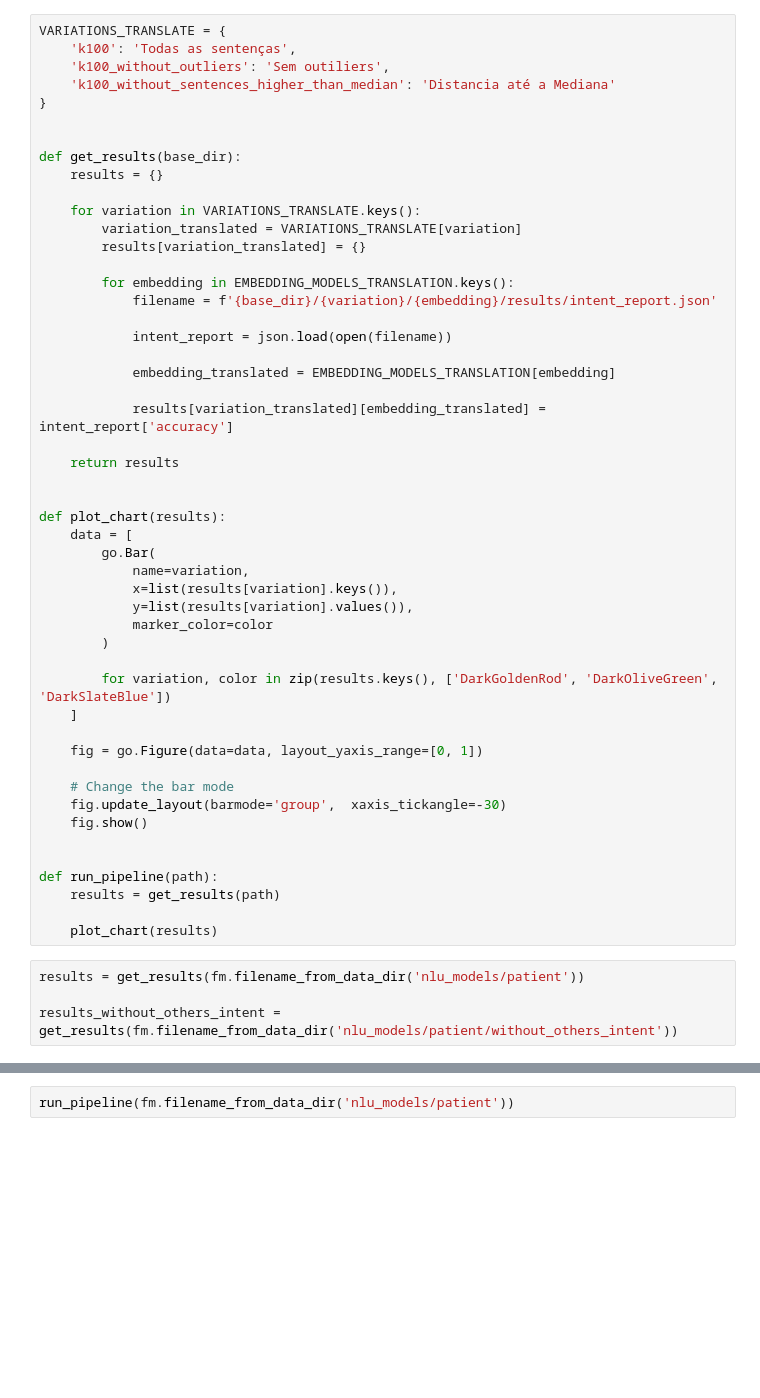
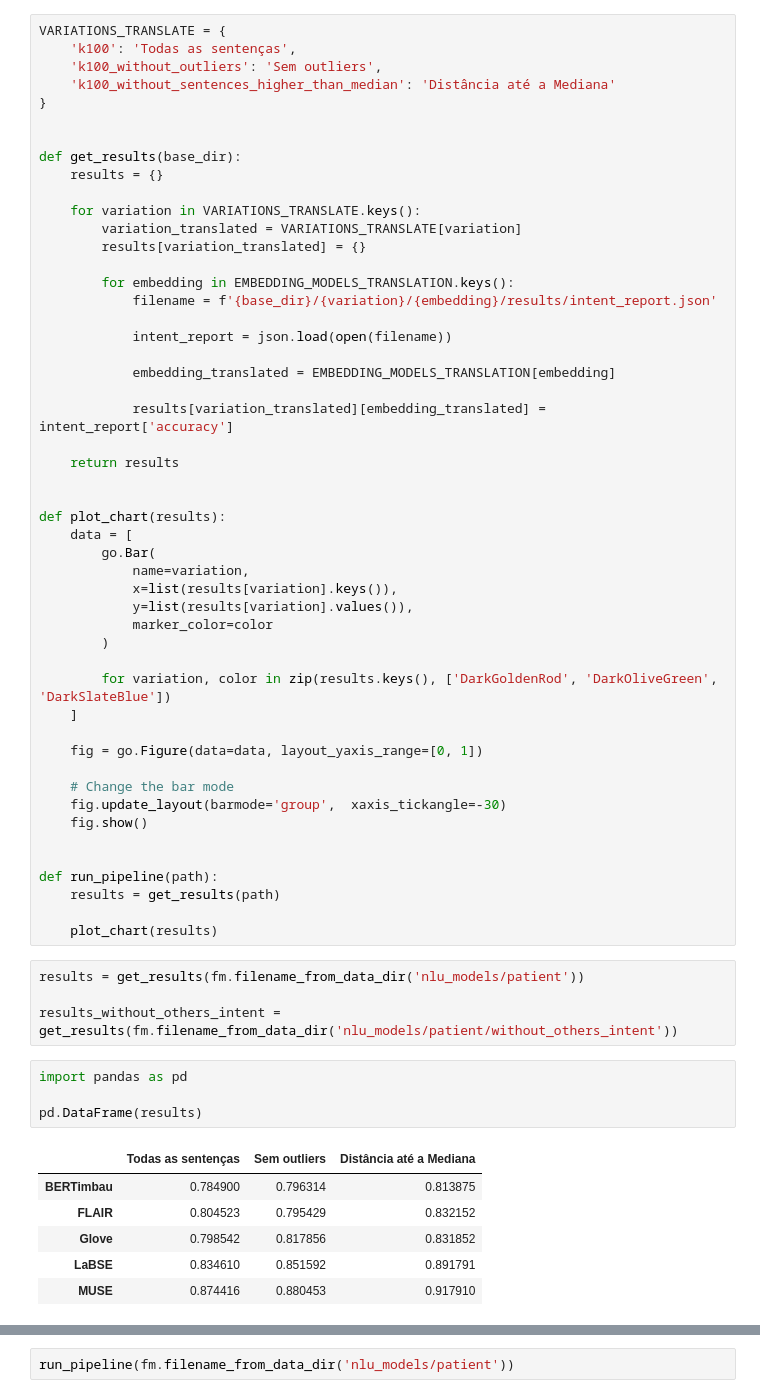
Before and after one commit to valmirosjunior/intent_classifier, a Jupyter notebook: notebooks/analize_nlu_results.ipynb, the cells around one changed output, grey strips where cells are left out. Cells and saved outputs as stored; diff of their text form; blank space fills up the shorter version.

```diff
--- a/notebooks/analize_nlu_results.ipynb
+++ b/notebooks/analize_nlu_results.ipynb
@@ -7,8 +7,8 @@ from src.embeddings.constants import EMBEDDING_MODELS_TRANSLATION
 # %%
 VARIATIONS_TRANSLATE = {
     'k100': 'Todas as sentenças',
-    'k100_without_outliers': 'Sem outiliers',
-    'k100_without_sentences_higher_than_median': 'Distancia até a Mediana'
+    'k100_without_outliers': 'Sem outliers',
+    'k100_without_sentences_higher_than_median': 'Distância até a Mediana'
 }
 
 
@@ -58,3 +58,14 @@ def run_pipeline(path):
 results = get_results(fm.filename_from_data_dir('nlu_models/patient'))
 
 results_without_others_intent = get_results(fm.filename_from_data_dir('nlu_models/patient/without_others_intent'))
+# %%
+import pandas as pd
+
+pd.DataFrame(results)
+# %% [output]
+|  | Todas as sentenças | Sem outliers | Distância até a Mediana |
+| BERTimbau | 0.784900 | 0.796314 | 0.813875 |
+| FLAIR | 0.804523 | 0.795429 | 0.832152 |
+| Glove | 0.798542 | 0.817856 | 0.831852 |
+| LaBSE | 0.834610 | 0.851592 | 0.891791 |
+| MUSE | 0.874416 | 0.880453 | 0.917910 |
```
Also changed, not shown: parts of 1 cell of this notebook, 1 other file.
